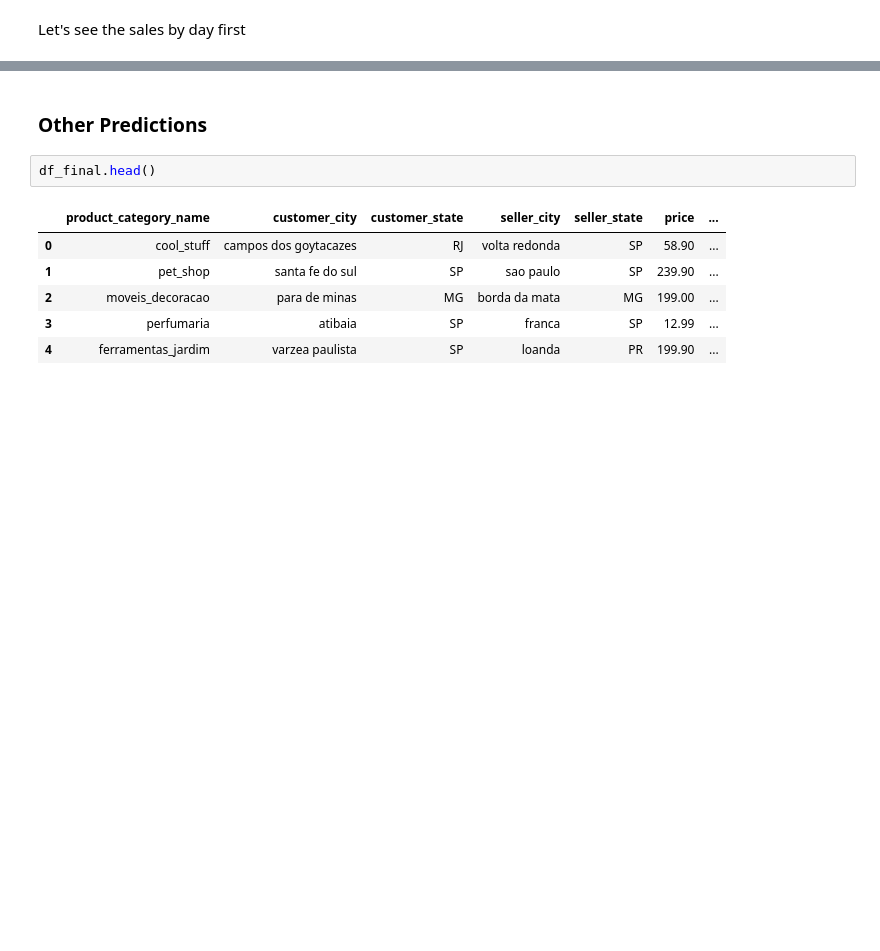
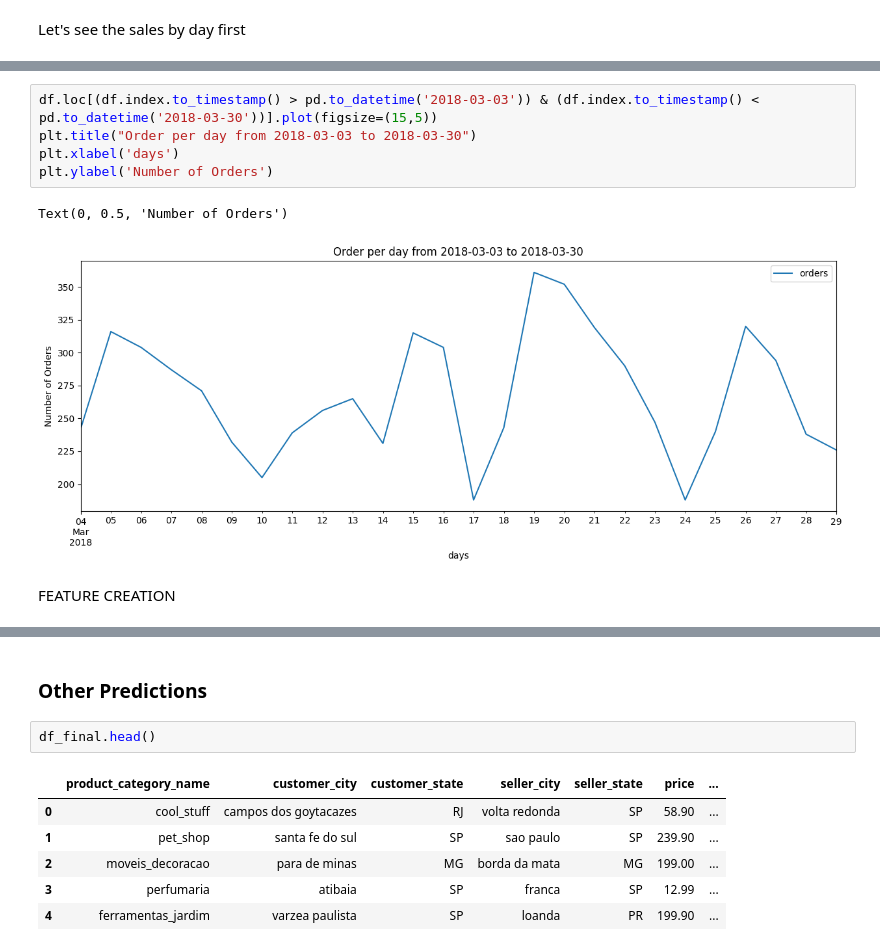
Before and after one commit to mikael-vestri/eCommerceAnalysis, a Jupyter notebook: Olist_Analysis.ipynb, the cells around one changed output, grey strips where cells are left out. Drawn from its saved outputs; the diff is of its cells as text; blank space fills up the shorter version.

```diff
--- a/Olist_Analysis.ipynb
+++ b/Olist_Analysis.ipynb
@@ -1244,0 +976,10 @@ test_df[['price','forecast_ARIMA']].plot()
+# %%
+df.loc[(df.index.to_timestamp() > pd.to_datetime('2018-03-03')) & (df.index.to_timestamp() < pd.to_datetime('2018-03-30'))].plot(figsize=(15,5))
+plt.title("Order per day from 2018-03-03 to 2018-03-30")
+plt.xlabel('days')
+plt.ylabel('Number of Orders')
+# %% [output]
+Text(0, 0.5, 'Number of Orders')
+[figure, added]
+# %% [markdown]
+FEATURE CREATION
```
Also changed, not shown: parts of 104 cells of this notebook.
